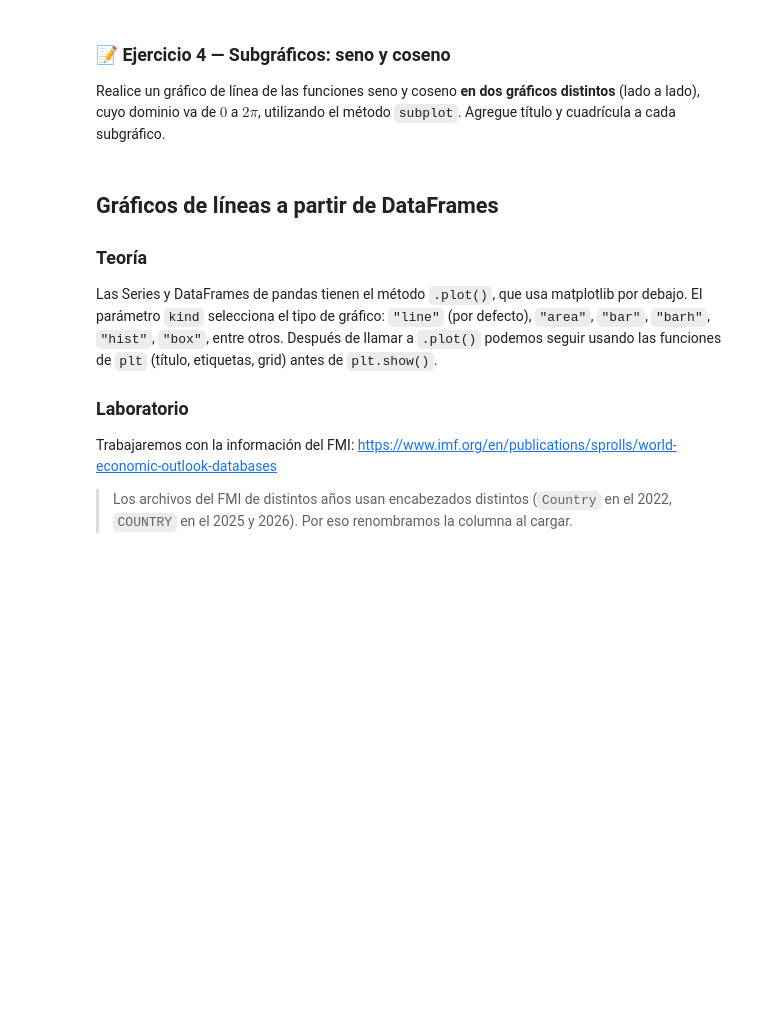
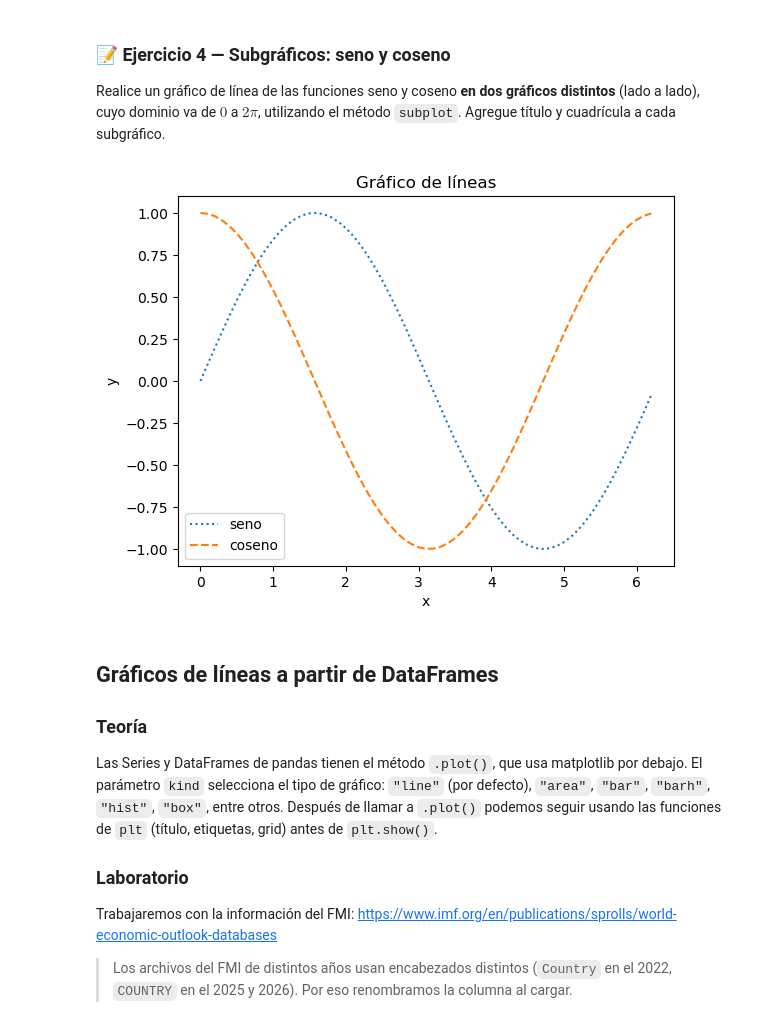
Before and after one commit to jgomezz/cpe_ciencia_datos_python_2026, a Jupyter notebook: mod2_estadistica_y_visualizacion/semana_03_visualization.ipynb, the cells around one changed output. Cells and saved outputs as stored; diff of their text form; code cells hidden in the pictures; blank space fills up the shorter version.

```diff
--- a/mod2_estadistica_y_visualizacion/semana_03_visualization.ipynb
+++ b/mod2_estadistica_y_visualizacion/semana_03_visualization.ipynb
@@ -426,6 +426,32 @@ plt.show()
 Realice un gráfico de línea de las funciones seno y coseno **en dos gráficos distintos** (lado a lado), cuyo dominio va de $0$ a $2\pi$, utilizando el método `subplot`. Agregue título y cuadrícula a cada subgráfico.
 # %%
 # Escriba su solución aquí
+import pandas as pd
+import numpy as np
+import matplotlib.pyplot as plt
+
+# valores de la X
+x = np.arange(0, 2 * np.pi, 0.1)
+
+# valores de la Y (el seno y coseno de cada x)
+ysen = np.sin(x)
+ycos = np.cos(x)
+
+
+plt.title("Gráfico de líneas")
+
+plt.plot(x, ysen, label="seno", linestyle=":")
+plt.plot(x, ycos, label="coseno", linestyle="--")
+#plt.plot(x, y3, label="línea y3", linestyle=":")
+
+plt.legend()
+plt.xlabel("x")
+plt.ylabel("y")
+
+plt.savefig("output/ejercicio_03.png")
+plt.show()
+# %% [output]
+[figure, added]
 # %% [markdown]
 ## Gráficos de líneas a partir de DataFrames
 
```
